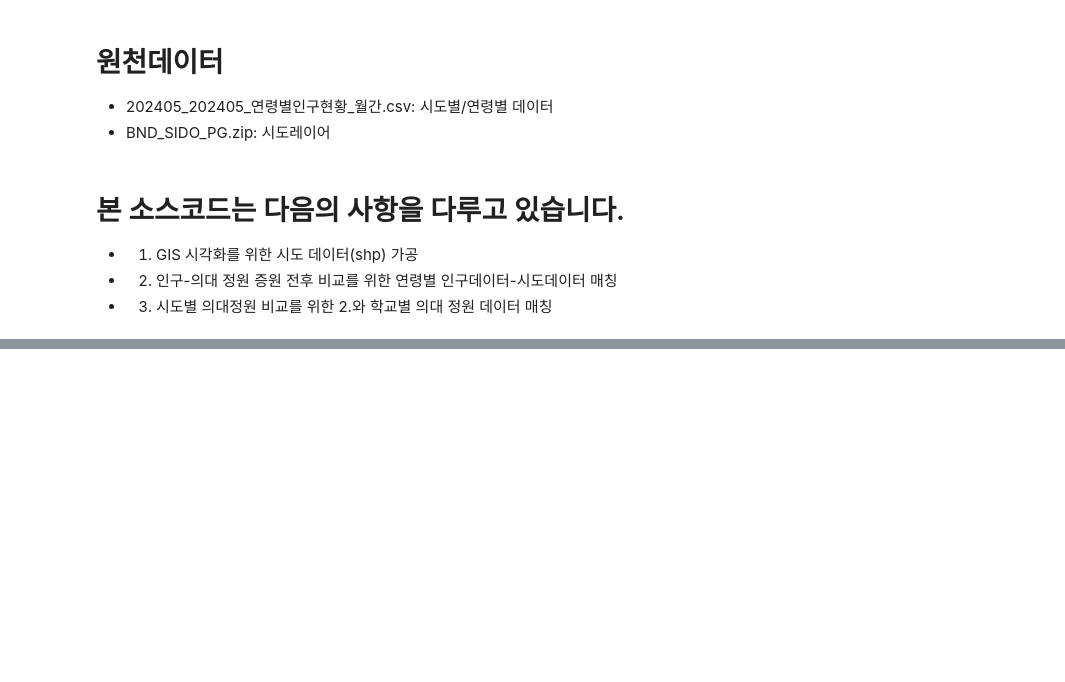
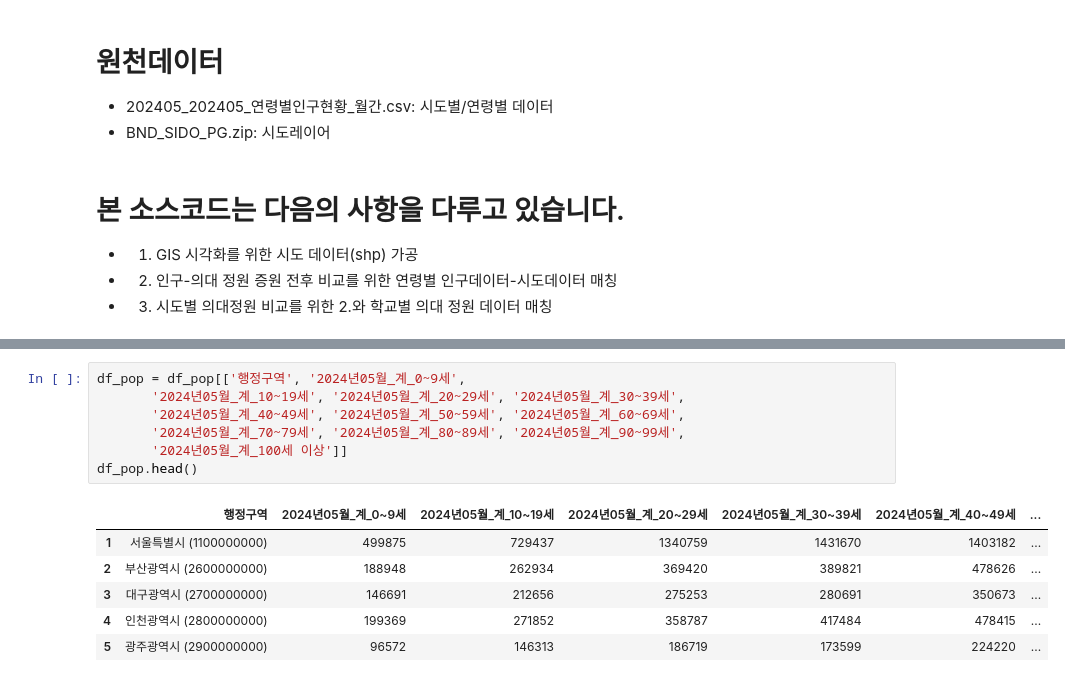
Before and after one commit to rnjsrlgns0/-GIS-Based-Visualization-of-Medical-School-Quota-Expansion, a Jupyter notebook: 소스코드/preprocessing_GIS_pop.ipynb, the cells around one changed output, grey strips where cells are left out. Saved outputs shown, nothing was run; the diff lists cells and outputs as text; blank space fills up the shorter version.

```diff
--- a/소스코드/preprocessing_GIS_pop.ipynb
+++ b/소스코드/preprocessing_GIS_pop.ipynb
@@ -36,0 +73,14 @@ df_pop.head()
+# %%
+df_pop = df_pop[['행정구역', '2024년05월_계_0~9세',
+       '2024년05월_계_10~19세', '2024년05월_계_20~29세', '2024년05월_계_30~39세',
+       '2024년05월_계_40~49세', '2024년05월_계_50~59세', '2024년05월_계_60~69세',
+       '2024년05월_계_70~79세', '2024년05월_계_80~89세', '2024년05월_계_90~99세',
+       '2024년05월_계_100세 이상']]
+df_pop.head()
+# %% [output]
+|  | 행정구역 | 2024년05월_계_0~9세 | 2024년05월_계_10~19세 | 2024년05월_계_20~29세 | 2024년05월_계_30~39세 | 2024년05월_계_40~49세 | ... |
+| 1 | 서울특별시 (1100000000) | 499875 | 729437 | 1340759 | 1431670 | 1403182 | ... |
+| 2 | 부산광역시 (2600000000) | 188948 | 262934 | 369420 | 389821 | 478626 | ... |
+| 3 | 대구광역시 (2700000000) | 146691 | 212656 | 275253 | 280691 | 350673 | ... |
+| 4 | 인천광역시 (2800000000) | 199369 | 271852 | 358787 | 417484 | 478415 | ... |
+| 5 | 광주광역시 (2900000000) | 96572 | 146313 | 186719 | 173599 | 224220 | ... |
```
Also changed, not shown: parts of 15 cells of this notebook, 1 other file.
